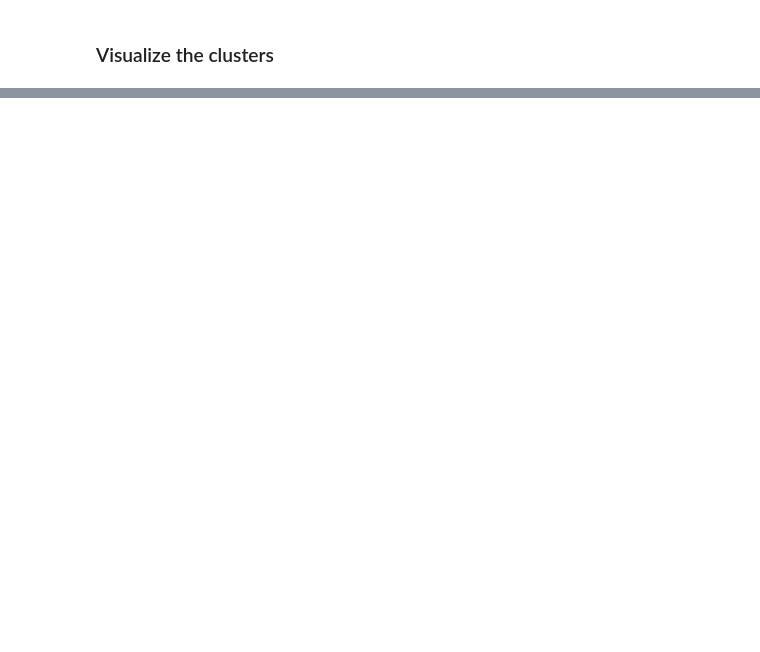
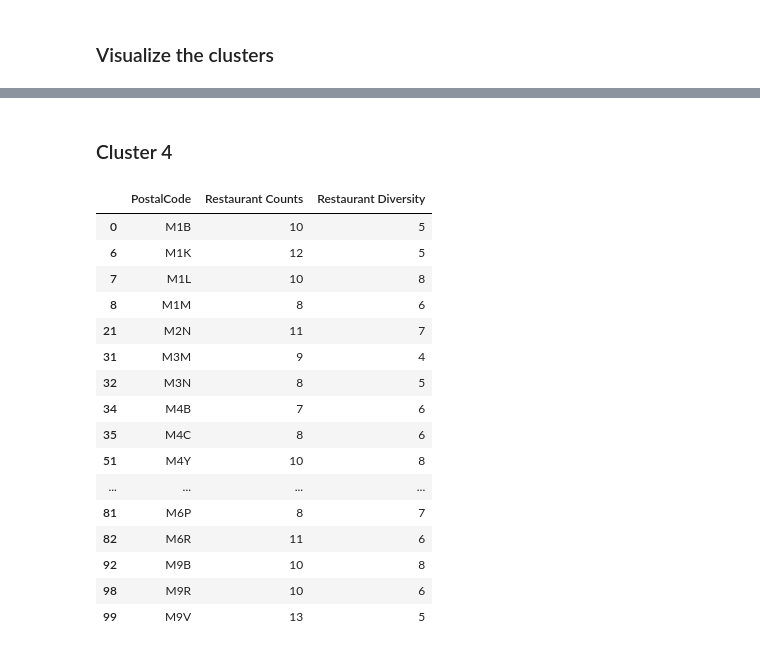
Before and after one commit to YikunLiu0801/Clustering-Location-Selection-for-a-New-Restaurant, a Jupyter notebook: Capstone Project.ipynb, the cells around one changed output, grey strips where cells are left out. Saved outputs shown, nothing was run; the diff lists cells and outputs as text; code cells hidden in the pictures; blank space fills up the shorter version.

```diff
--- a/Capstone Project.ipynb
+++ b/Capstone Project.ipynb
@@ -261,0 +332,22 @@ map_clusters
+# %% [markdown]
+### Cluster 4
+# %%
+nei_cluster.loc[nei_cluster['Cluster'] == 3, nei_cluster.columns[[0]+[1]+[2]]]
+# %% [output]
+|  | PostalCode | Restaurant Counts | Restaurant Diversity |
+| 0 | M1B | 10 | 5 |
+| 6 | M1K | 12 | 5 |
+| 7 | M1L | 10 | 8 |
+| 8 | M1M | 8 | 6 |
+| 21 | M2N | 11 | 7 |
+| 31 | M3M | 9 | 4 |
+| 32 | M3N | 8 | 5 |
+| 34 | M4B | 7 | 6 |
+| 35 | M4C | 8 | 6 |
+| 51 | M4Y | 10 | 8 |
+| ... | ... | ... | ... |
+| 81 | M6P | 8 | 7 |
+| 82 | M6R | 11 | 6 |
+| 92 | M9B | 10 | 8 |
+| 98 | M9R | 10 | 6 |
+| 99 | M9V | 13 | 5 |
```
Also changed, not shown: parts of 45 cells of this notebook.
